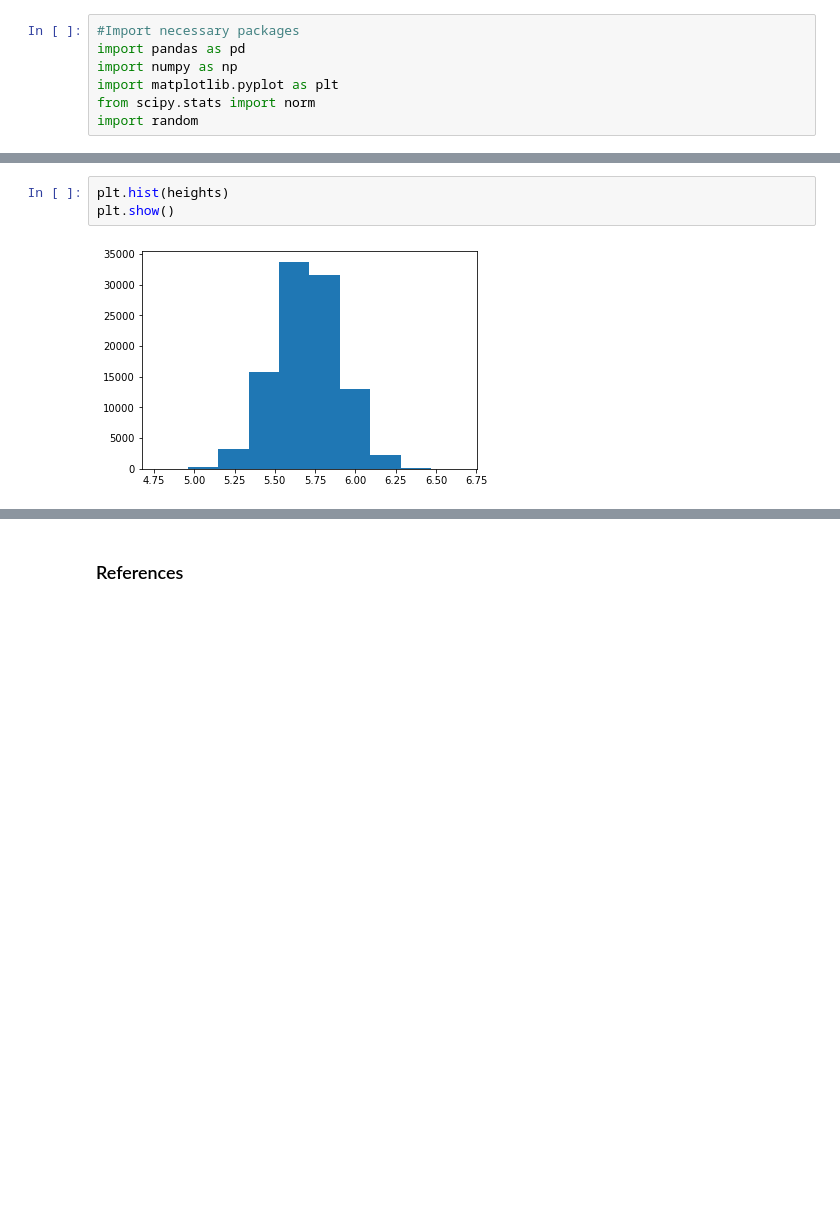
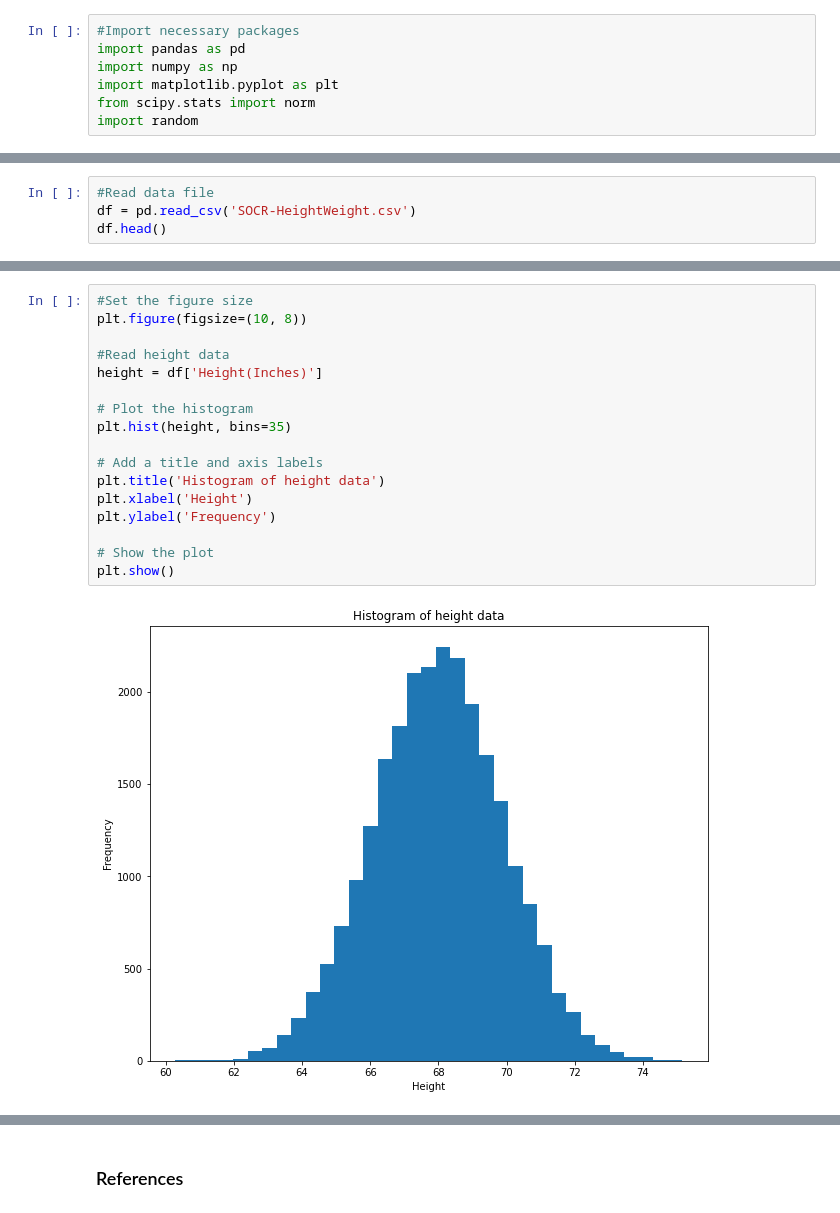
Before and after one commit to pcsukumar/funddata-assessment, a Jupyter notebook: Normal_distribution.ipynb, the cells around one changed output, grey strips where cells are left out. Saved outputs shown, nothing was run; the diff lists cells and outputs as text; blank space fills up the shorter version.

```diff
--- a/Normal_distribution.ipynb
+++ b/Normal_distribution.ipynb
@@ -21,0 +32,4 @@ import random
+# %%
+#Read data file
+df = pd.read_csv('SOCR-HeightWeight.csv')
+df.head()
@@ -22,5 +63,19 @@ import random
 # %%
-plt.hist(heights)
+#Set the figure size
+plt.figure(figsize=(10, 8))
+
+#Read height data
+height = df['Height(Inches)']
+
+# Plot the histogram
+plt.hist(height, bins=35)
+
+# Add a title and axis labels
+plt.title('Histogram of height data')
+plt.xlabel('Height')
+plt.ylabel('Frequency')
+
+# Show the plot
 plt.show()
 # %% [output]
-[figure, old version]
+[figure, new version]
```
Also changed, not shown: parts of 17 cells of this notebook, 1 other file.
